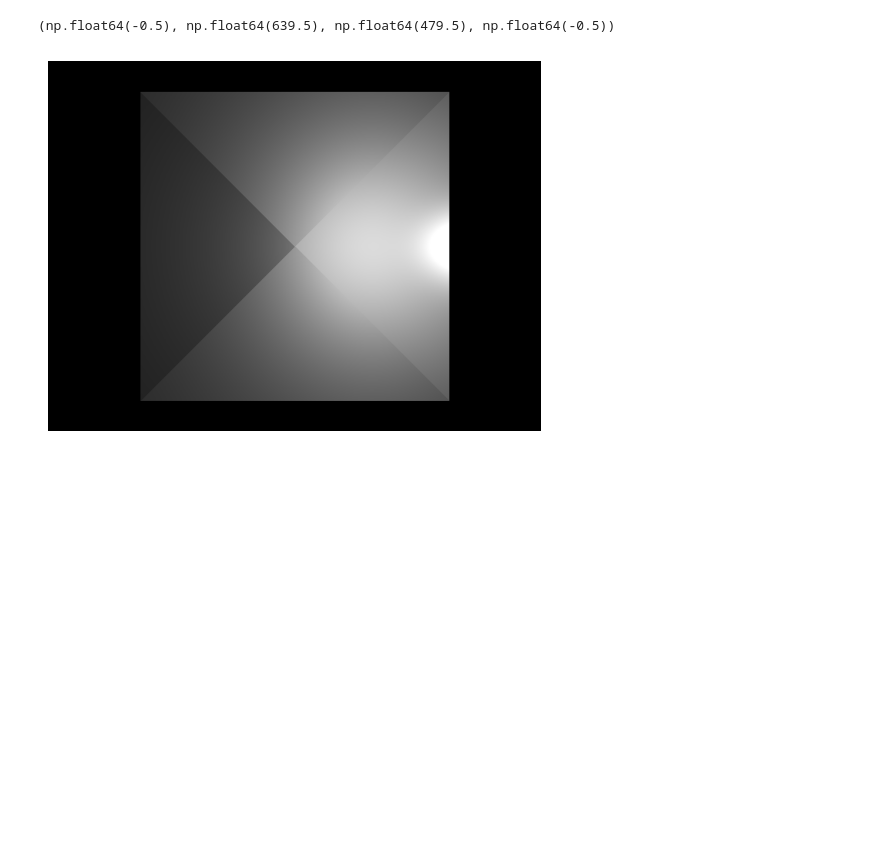
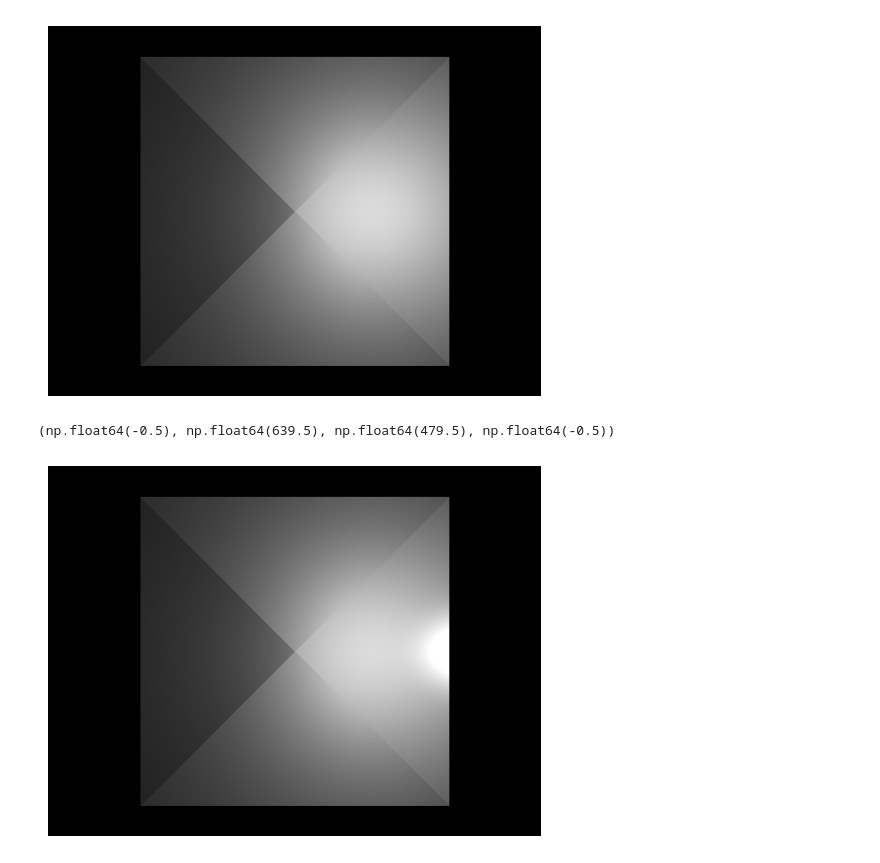
Before and after one commit to Isembart/Grafika-Komputerowa, a Jupyter notebook: Lab9/lab9.ipynb, the cells around one changed output. Saved outputs shown, nothing was run; the diff lists cells and outputs as text; code cells hidden in the pictures; blank space fills up the shorter version.

```diff
--- a/Lab9/lab9.ipynb
+++ b/Lab9/lab9.ipynb
@@ -256,38 +256,39 @@ Lights = [Light(Point(10, 0, 0), 235)]
 Eye_position = Point(65, 0, 0)
 
 ROZDZIELCZOSC_X = 640
 ROZDZIELCZOSC_Y = 480
 DX = 0.1
 DY = 0.1
 
 AMBIENT_LIGHT = 20
 
 image = np.zeros((ROZDZIELCZOSC_Y, ROZDZIELCZOSC_X, 3), dtype=np.uint8)
 imagePhong = np.zeros((ROZDZIELCZOSC_Y, ROZDZIELCZOSC_X, 3), dtype=np.uint8)
 
 # for each triangle add it to the scene with light calculated
 for triangle in Triangles:
-    # image = DrawTriangleWithLambert(
-    #     image, triangle, Lights, ROZDZIELCZOSC_X, ROZDZIELCZOSC_Y, DX, DY, AMBIENT_LIGHT
-    # )
+    image = DrawTriangleWithLambert(
+        image, triangle, Lights, ROZDZIELCZOSC_X, ROZDZIELCZOSC_Y, DX, DY, AMBIENT_LIGHT
+    )
     imagePhong = DrawTriangleWithPhong(
         imagePhong,
         triangle,
         Lights,
         ROZDZIELCZOSC_X,
         ROZDZIELCZOSC_Y,
         DX,
         DY,
         AMBIENT_LIGHT,
         Eye_position,
     )
 
-# plt.imshow(image)
-# plt.axis("off")
-# plt.show()
+plt.imshow(image)
+plt.axis("off")
+plt.show()
 
 plt.imshow(imagePhong)
 plt.axis("off")
 # %% [output]
+[figure, new version]
 (np.float64(-0.5), np.float64(639.5), np.float64(479.5), np.float64(-0.5))
-[figure, old version]
+[figure, added]
```
